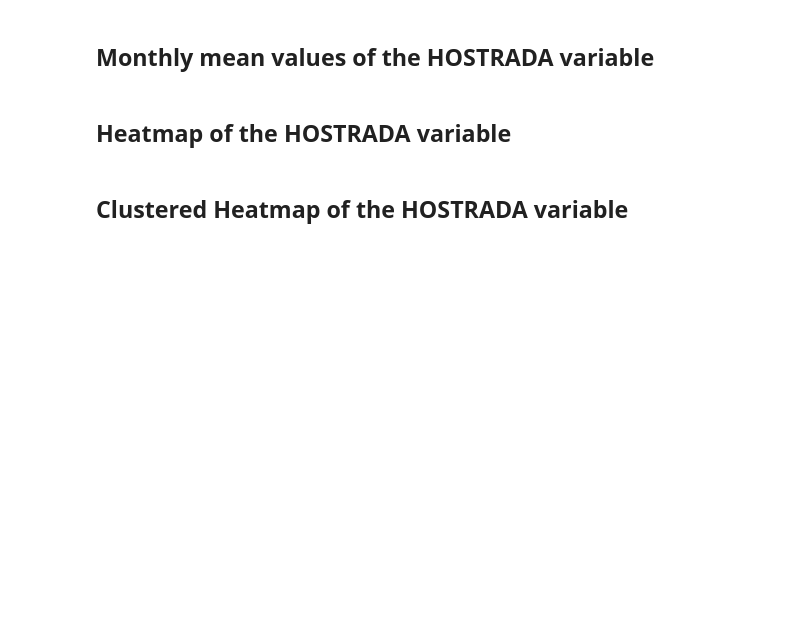
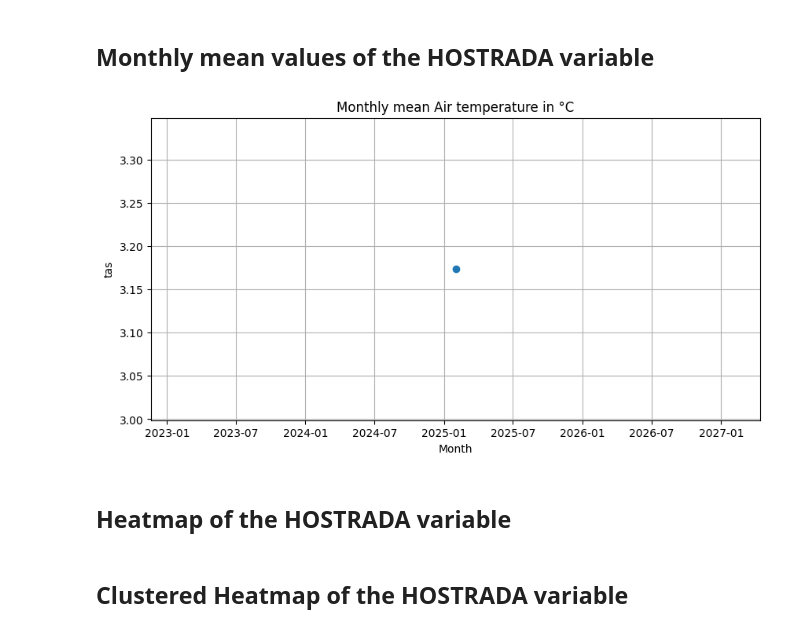
Before and after one commit to UdK-VPT/hostrada4py, a Jupyter notebook: hostradaPoint.ipynb, the cells around one changed output. Saved outputs shown, nothing was run; the diff lists cells and outputs as text; code cells hidden in the pictures; blank space fills up the shorter version.

```diff
--- a/hostradaPoint.ipynb
+++ b/hostradaPoint.ipynb
@@ -123,37 +172,37 @@ plt.show()
 # %%
 df = pd.read_csv(fn)
 df["time"] = pd.to_datetime(df["time"])
 df = df.sort_values("time")
-monthly_mean = df.resample("M", on="time")[HOSTRADA_VAR].mean()
+monthly_mean = df.resample("ME", on="time")[HOSTRADA_VAR].mean()
 
 plt.figure(figsize=(10,5))
 plt.plot(monthly_mean.index, monthly_mean.values, marker="o")
 plt.xlabel("Month")
 plt.ylabel(HOSTRADA_VAR)
-
 if HOSTRADA_VAR == "tas":
-    title = "Monthly mean air temperature in °C"
+    title = "Air temperature in °C"
 elif HOSTRADA_VAR == "uhi":
-    title = "Monthly mean Urban Heat Island Intensity in °C"
+    title = "Urban Heat Island Intensity in °C"
 elif HOSTRADA_VAR == "sfcWind":
-    title = "Monthly mean wind speed in m/s"
+    title = "Wind speed in m/s"
 elif HOSTRADA_VAR == "sfcWind_direction":
-    title = "Monthly mean wind direction in degree"
+    title = "Wind direction in degree"
 elif HOSTRADA_VAR == "rsds":
-    title = "Monthly mean global radiotion in W/m2"
+    title = "Global radiation in W/m2"
 elif HOSTRADA_VAR == "clt":
-    title = "Monthly mean cloud cover in eighth"
+    title = "Cloud cover in eighth"
 elif HOSTRADA_VAR == "hurs":
-    title = "Monthly mean relative humidity in percent"
+    title = "Relative humidity in percent"
 elif HOSTRADA_VAR == "tdew":
-    title = "Monthly mean dew point temperature in °C"
+    title = "Dew point temperature in °C"
 elif HOSTRADA_VAR == "mixr":
-    title = "Monthly water vapor mixing ratio in g H20/kg dry air"
+    title = "Water vapor mixing ratio in g H20/kg dry air"
 else:
     title = "unknown"
-
-plt.title(title)
+plt.title("Monthly mean " + title)
 plt.grid(True)
 plt.show()
+# %% [output]
+[figure, added]
 # %% [markdown]
 ## Heatmap of the HOSTRADA variable
```
Also changed, not shown: parts of 12 cells of this notebook, 39 other files.
